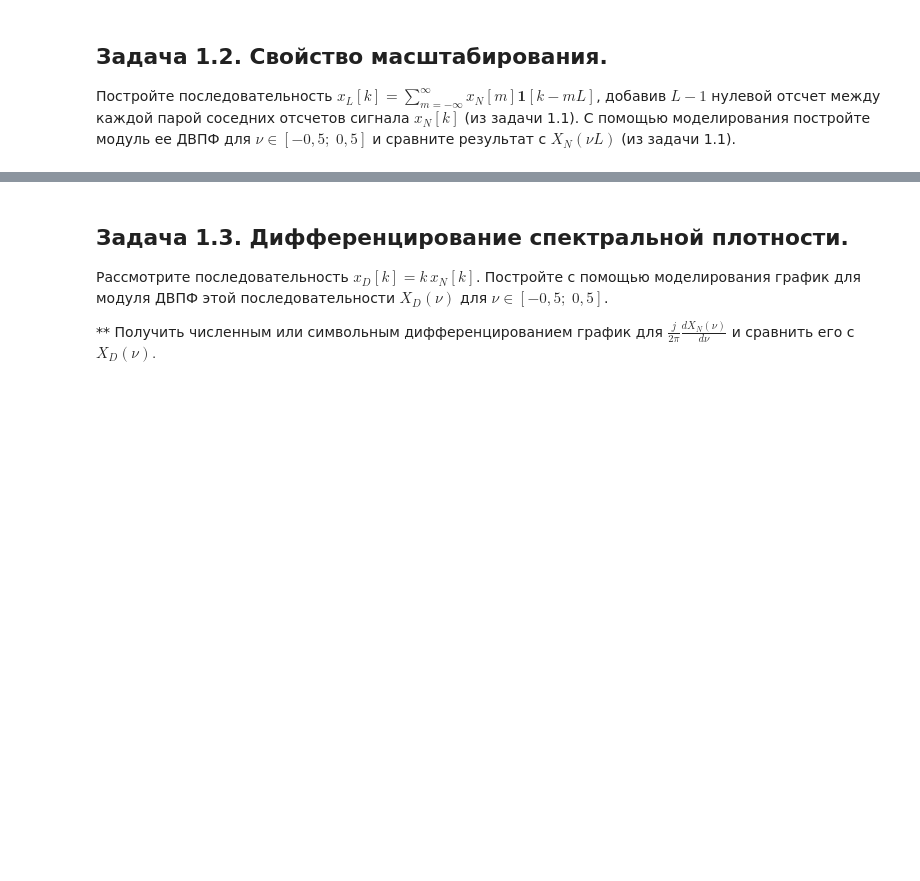
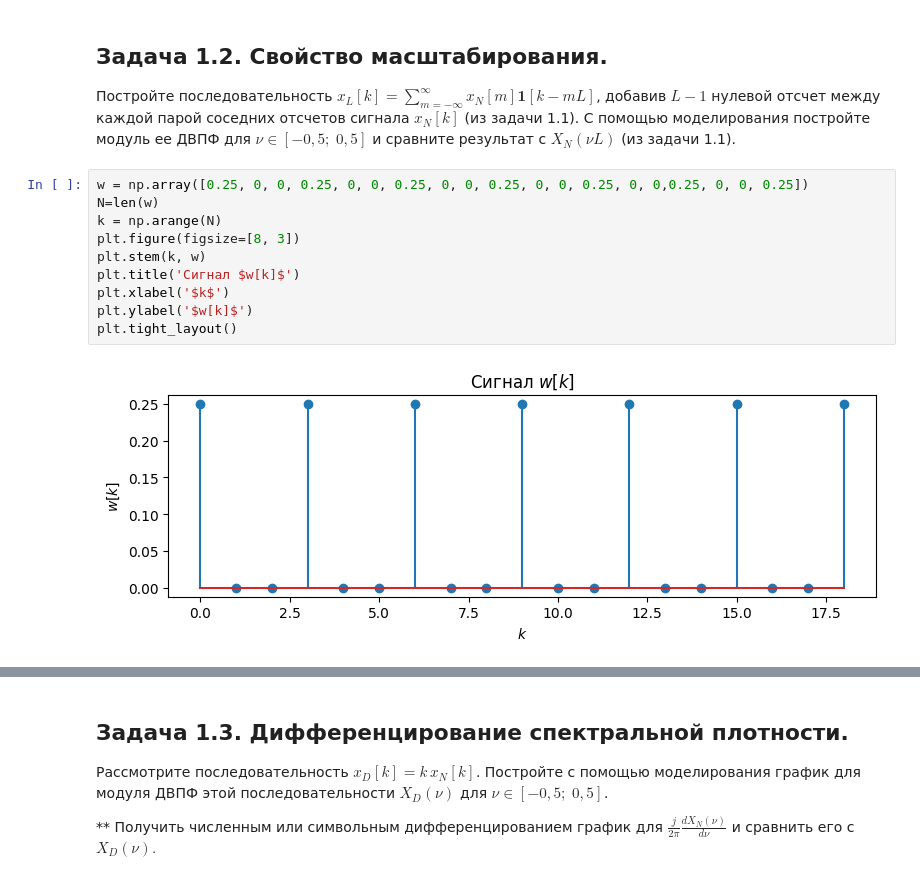
Before and after one commit to abramov-de/MIPT_RadioPhys, a Jupyter notebook: Lab2.ipynb, the cells around one changed output, grey strips where cells are left out. Drawn from its saved outputs; the diff is of its cells as text; blank space fills up the shorter version.

```diff
--- a/Lab2.ipynb
+++ b/Lab2.ipynb
@@ -74,3 +82,15 @@ plt.tight_layout()
 ## Задача 1.2.  Свойство масштабирования.
 
 Постройте последовательность ${{x}_{L}}[k]=\sum\limits_{m=-\infty }^{\infty }{{{x}_{N}}}[m]\mathbf{1}[k-mL]$, добавив $L-1$ нулевой отсчет между каждой парой соседних отсчетов сигнала ${{x}_{N}}[k]$ (из задачи 1.1). С помощью моделирования постройте модуль ее ДВПФ для $\nu \in [-0,5; \;0,5]$ и сравните результат с ${{X}_{N}}(\nu L)$ (из задачи 1.1).
+# %%
+w = np.array([0.25, 0, 0, 0.25, 0, 0, 0.25, 0, 0, 0.25, 0, 0, 0.25, 0, 0,0.25, 0, 0, 0.25])
+N=len(w)
+k = np.arange(N)
+plt.figure(figsize=[8, 3])
+plt.stem(k, w)
+plt.title('Сигнал $w[k]$')
+plt.xlabel('$k$')
+plt.ylabel('$w[k]$')
+plt.tight_layout()
+# %% [output]
+[figure, added]
```
Also changed, not shown: parts of 5 cells of this notebook.
